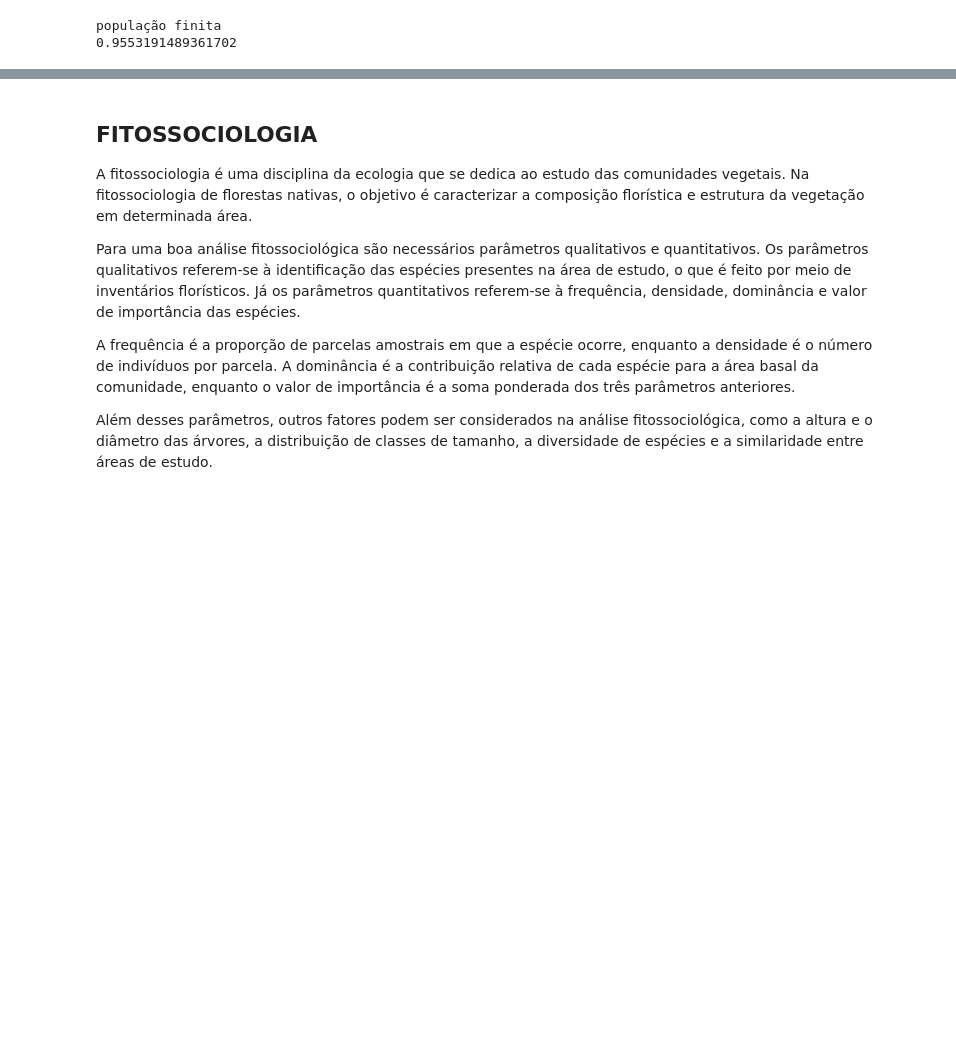
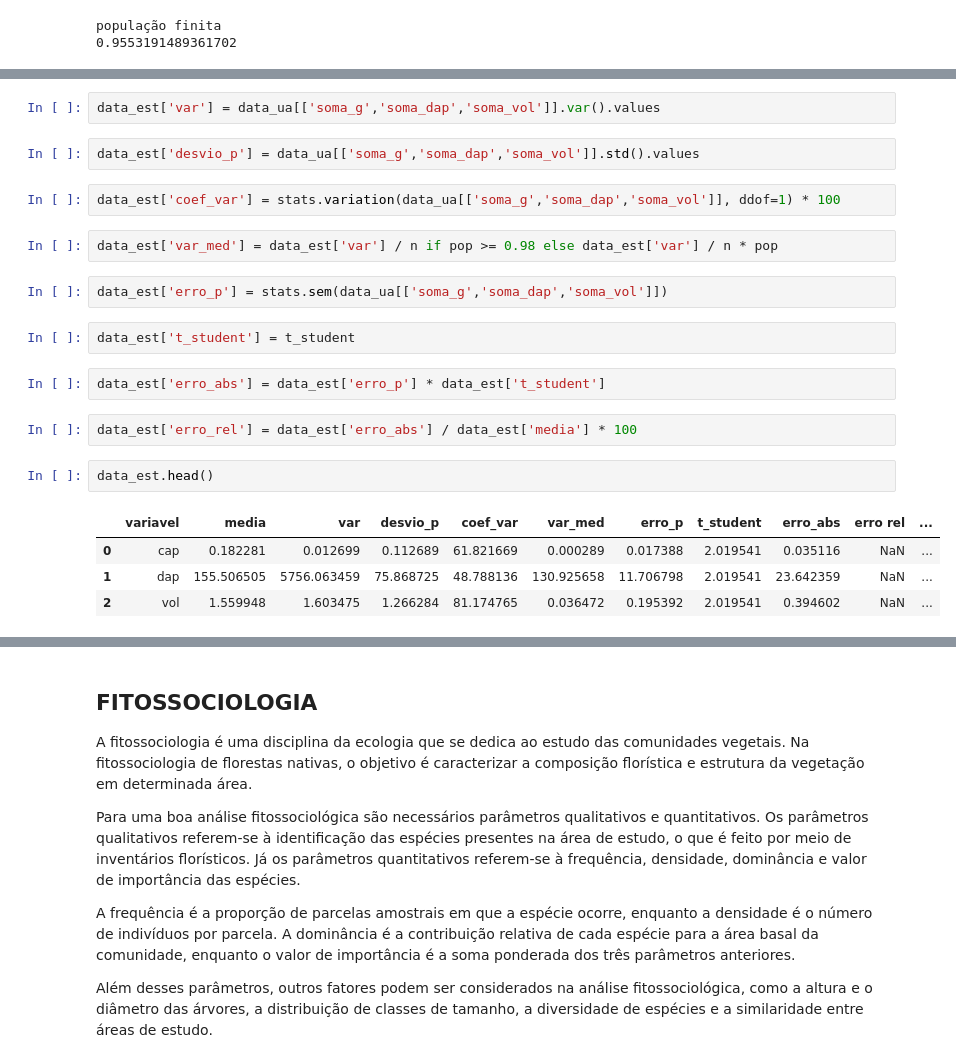
Before and after one commit to nettorobson/jupyter-if, a Jupyter notebook: if_teste.ipynb, the cells around one changed output, grey strips where cells are left out. Saved outputs shown, nothing was run; the diff lists cells and outputs as text; blank space fills up the shorter version.

```diff
--- a/if_teste.ipynb
+++ b/if_teste.ipynb
@@ -697,0 +827,23 @@ população finita
+# %%
+data_est['var'] = data_ua[['soma_g','soma_dap','soma_vol']].var().values
+# %%
+data_est['desvio_p'] = data_ua[['soma_g','soma_dap','soma_vol']].std().values
+# %%
+data_est['coef_var'] = stats.variation(data_ua[['soma_g','soma_dap','soma_vol']], ddof=1) * 100
+# %%
+data_est['var_med'] = data_est['var'] / n if pop >= 0.98 else data_est['var'] / n * pop
+# %%
+data_est['erro_p'] = stats.sem(data_ua[['soma_g','soma_dap','soma_vol']])
+# %%
+data_est['t_student'] = t_student
+# %%
+data_est['erro_abs'] = data_est['erro_p'] * data_est['t_student']
+# %%
+data_est['erro_rel'] = data_est['erro_abs'] / data_est['media'] * 100
+# %%
+data_est.head()
+# %% [output]
+|  | variavel | media | var | desvio_p | coef_var | var_med | erro_p | t_student | erro_abs | erro rel | ... |
+| 0 | cap | 0.182281 | 0.012699 | 0.112689 | 61.821669 | 0.000289 | 0.017388 | 2.019541 | 0.035116 | NaN | ... |
+| 1 | dap | 155.506505 | 5756.063459 | 75.868725 | 48.788136 | 130.925658 | 11.706798 | 2.019541 | 23.642359 | NaN | ... |
+| 2 | vol | 1.559948 | 1.603475 | 1.266284 | 81.174765 | 0.036472 | 0.195392 | 2.019541 | 0.394602 | NaN | ... |
```
Also changed, not shown: parts of 45 cells of this notebook.
